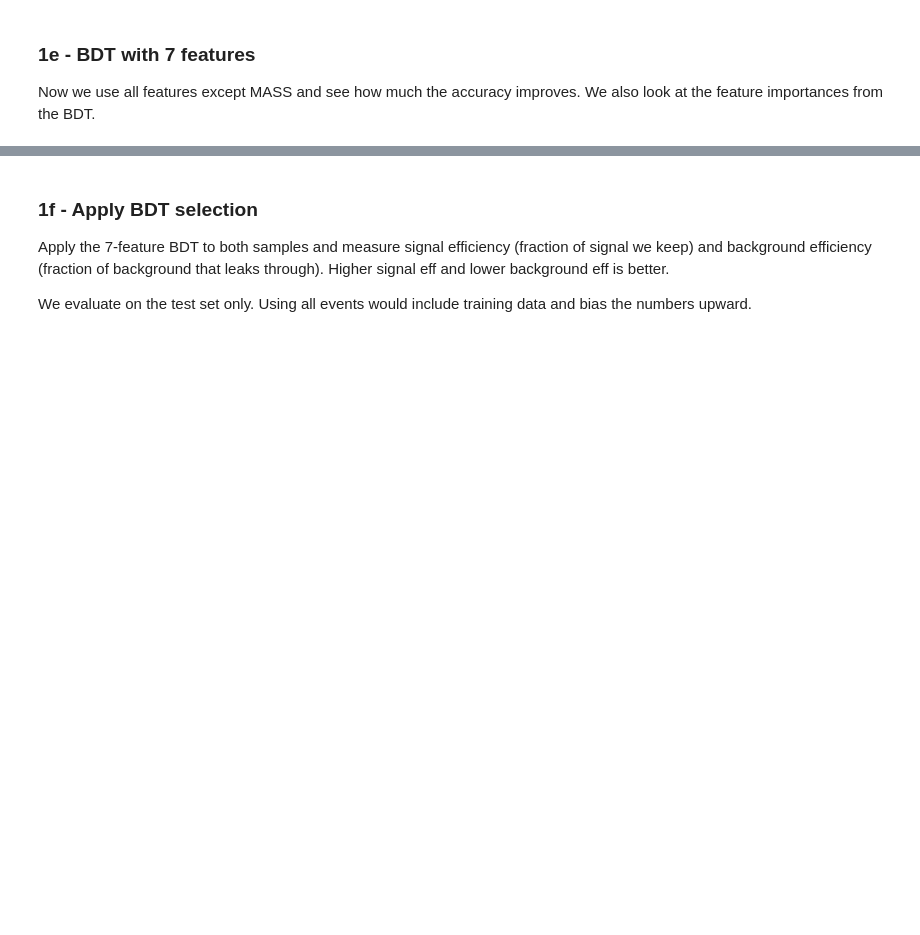
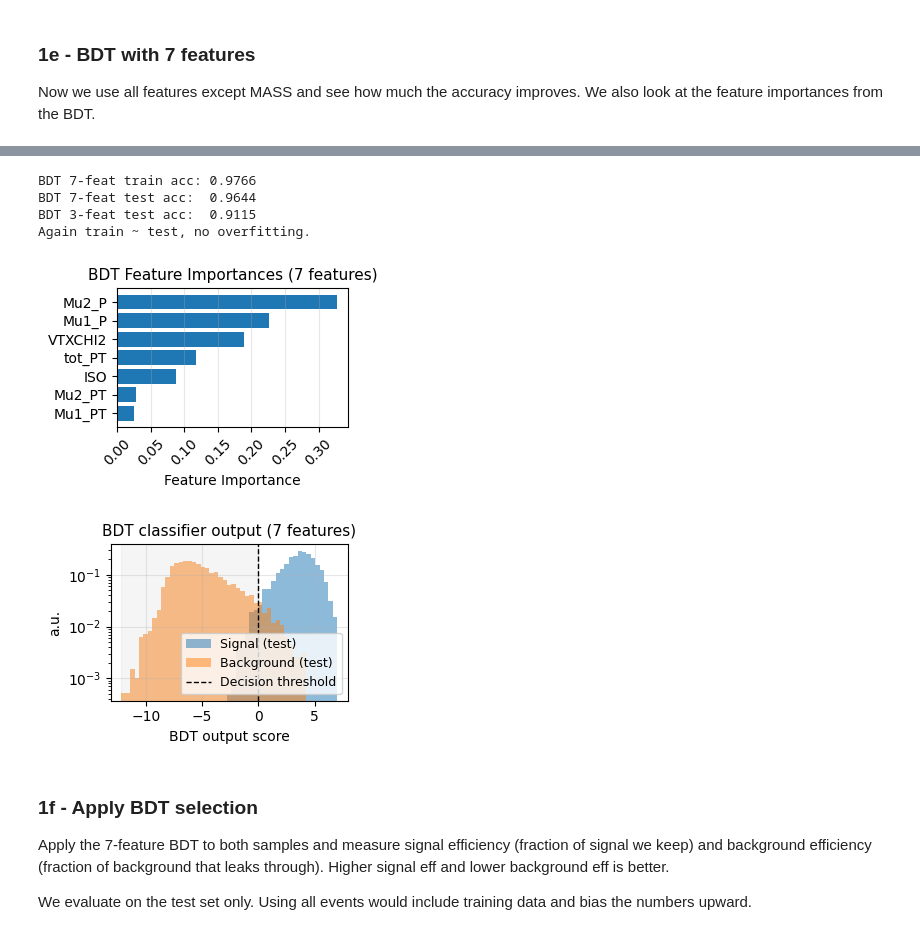
Before and after one commit to liuzzle/particle-discovery, a Jupyter notebook: particle_discovery.ipynb, the cells around one changed output, grey strips where cells are left out. Cells and saved outputs as stored; diff of their text form; code cells hidden in the pictures; blank space fills up the shorter version.

```diff
--- a/particle_discovery.ipynb
+++ b/particle_discovery.ipynb
@@ -320,3 +267,62 @@ Again train ~ test, no overfitting.
+# %%
+# exclude MASS, otherwise the BDT would just learn the peak
+bdt_features_7 = [f for f in features if f != 'MASS']
+
+bdt_7 = GradientBoostingClassifier(n_estimators=200, max_depth=3, learning_rate=0.1, random_state=SEED)
+bdt_7.fit(X_train[bdt_features_7], y_train)
+
+acc_train_7 = accuracy_score(y_train, bdt_7.predict(X_train[bdt_features_7]))
+acc_7 = accuracy_score(y_test, bdt_7.predict(X_test[bdt_features_7]))
+
+print(f"BDT 7-feat train acc: {acc_train_7:.4f}")
+print(f"BDT 7-feat test acc:  {acc_7:.4f}")
+print(f"BDT 3-feat test acc:  {acc_3:.4f}")
+print(f"Again train ~ test, no overfitting.")
+
+importances = bdt_7.feature_importances_
+sorted_idx = np.argsort(importances)
+
+fig, ax = plt.subplots(figsize=(3.3, 2.5))
+ax.barh(np.array(bdt_features_7)[sorted_idx], importances[sorted_idx])
+ax.set_xlabel('Feature Importance')
+ax.set_title('BDT Feature Importances (7 features)')
+ax.grid(True, alpha=0.3, axis='x')
+ax.set_xticks(np.arange(0, 0.35, 0.05))
+ax.tick_params(axis='x', rotation=45)
+plt.tight_layout()
+plt.savefig('plots/bdt_importances.png', dpi=200, bbox_inches='tight')
+plt.show()
+
+scores_sig = bdt_7.decision_function(X_test[bdt_features_7][y_test == 1])
+scores_bkg = bdt_7.decision_function(X_test[bdt_features_7][y_test == 0])
+
+fig, ax = plt.subplots(figsize=(3.3, 2.5))
+lo_s = min(scores_sig.min(), scores_bkg.min())
+hi_s = max(scores_sig.max(), scores_bkg.max())
+bins_score = np.linspace(lo_s, hi_s, 50)
+
+ax.hist(scores_sig, bins=bins_score, density=True, histtype='stepfilled',
+        alpha=0.5, label='Signal (test)')
+ax.hist(scores_bkg, bins=bins_score, density=True, histtype='stepfilled',
+        alpha=0.5, label='Background (test)')
+ax.set_xlabel('BDT output score')
+ax.set_ylabel('a.u.')
+ax.set_title('BDT classifier output (7 features)')
+ax.set_yscale('log')
+ax.axvline(0, color='k', linestyle='--', linewidth=1, label='Decision threshold')
+ax.axvspan(lo_s, 0, color='gray', alpha=0.08)
+ax.legend()
+ax.grid(True, alpha=0.3)
+plt.tight_layout()
+plt.savefig('plots/bdt_score_dist.png', dpi=200, bbox_inches='tight')
+plt.show()
+# %% [output]
+BDT 7-feat train acc: 0.9766
+BDT 7-feat test acc:  0.9644
+BDT 3-feat test acc:  0.9115
+Again train ~ test, no overfitting.
+[figure, added]
+[figure, added]
 # %% [markdown]
 ### 1f - Apply BDT selection
 
```
Also changed, not shown: parts of 11 cells of this notebook, 7 other files.
